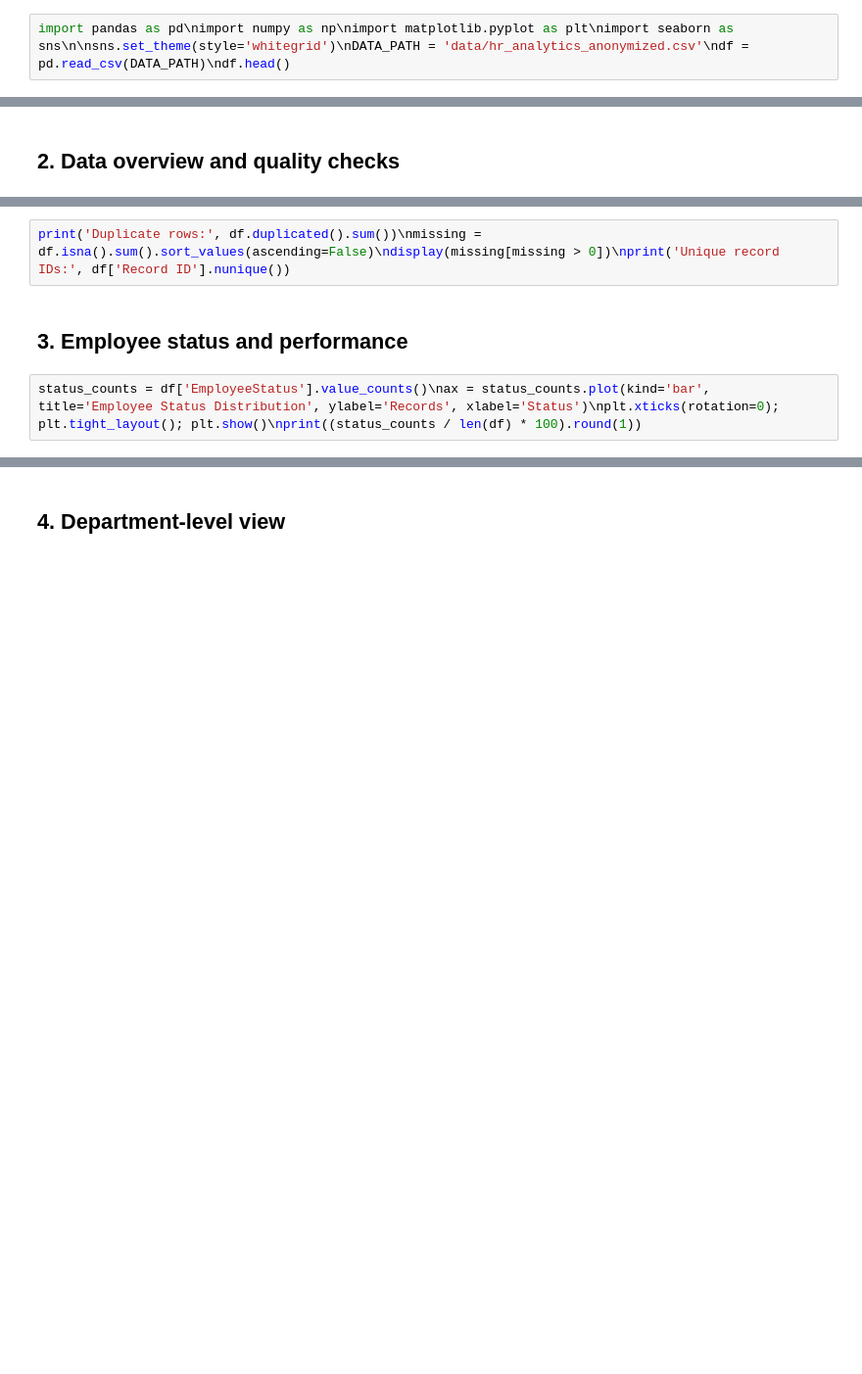
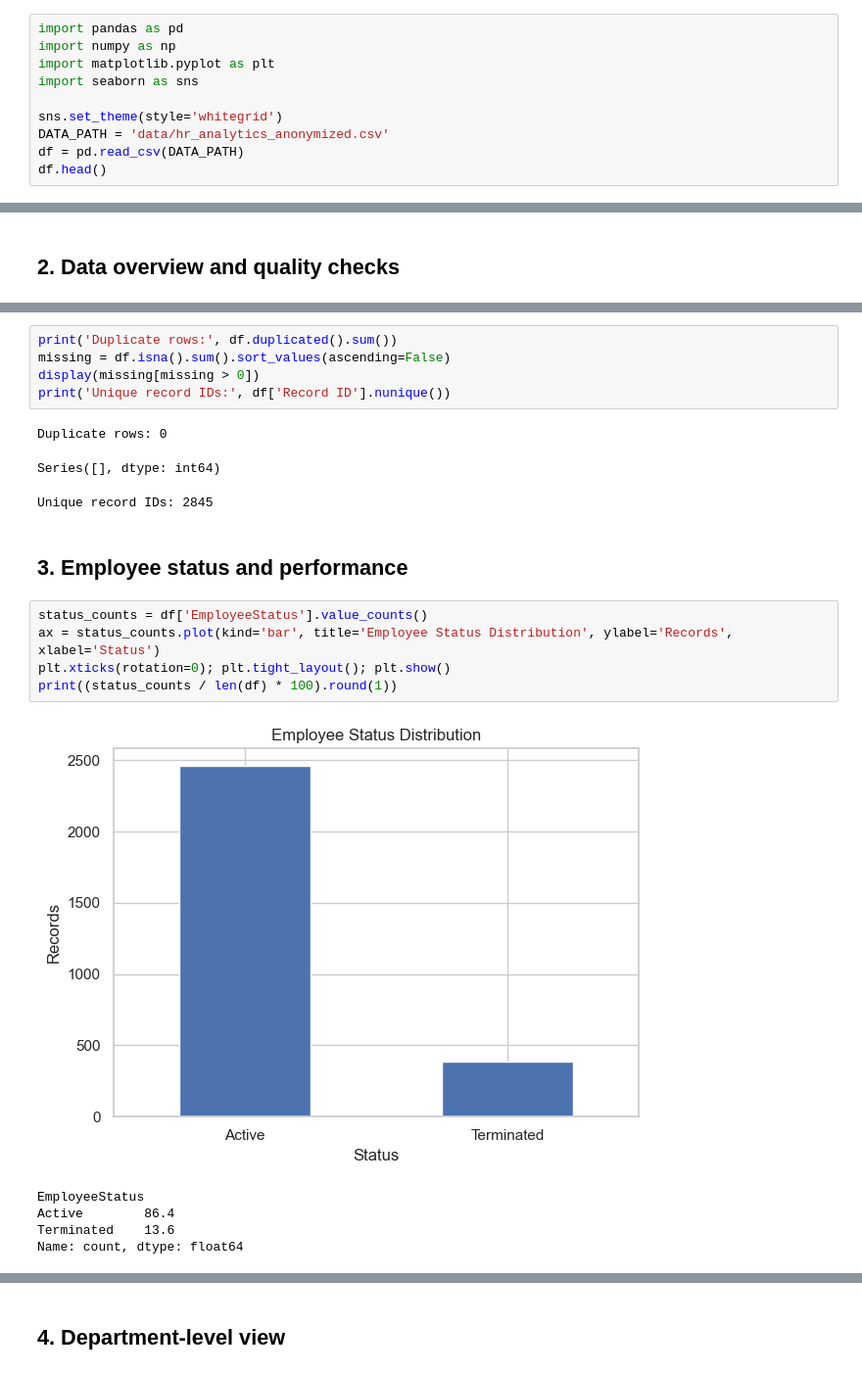
Before and after one commit to Dharshini-bca/HR-Analytics-Project, a Jupyter notebook: HR_Analytics_Analysis.ipynb, the cells around one changed output, grey strips where cells are left out. Shown at 98% size. Saved outputs shown, nothing was run; the diff lists cells and outputs as text; blank space fills up the shorter version.

```diff
--- a/HR_Analytics_Analysis.ipynb
+++ b/HR_Analytics_Analysis.ipynb
@@ -15,4 +15,12 @@ This notebook explores employee status, performance ratings, employee survey sco
 
 **Scope note:** This dataset does not contain exit reasons or a labelled attrition target suitable for causal explanation or prediction. The project therefore reports descriptive HR insights, not an attrition prediction model.
 # %%
-import pandas as pd\nimport numpy as np\nimport matplotlib.pyplot as plt\nimport seaborn as sns\n\nsns.set_theme(style='whitegrid')\nDATA_PATH = 'data/hr_analytics_anonymized.csv'\ndf = pd.read_csv(DATA_PATH)\ndf.head()
+import pandas as pd
+import numpy as np
+import matplotlib.pyplot as plt
+import seaborn as sns
+
+sns.set_theme(style='whitegrid')
+DATA_PATH = 'data/hr_analytics_anonymized.csv'
+df = pd.read_csv(DATA_PATH)
+df.head()
@@ -23,7 +76,23 @@ print('Shape:', df.shape)\ndisplay(df.info())\ndisplay(df.describe(include='all'
 # %%
-print('Duplicate rows:', df.duplicated().sum())\nmissing = df.isna().sum().sort_values(ascending=False)\ndisplay(missing[missing > 0])\nprint('Unique record IDs:', df['Record ID'].nunique())
+print('Duplicate rows:', df.duplicated().sum())
+missing = df.isna().sum().sort_values(ascending=False)
+display(missing[missing > 0])
+print('Unique record IDs:', df['Record ID'].nunique())
+# %% [output]
+Duplicate rows: 0
+Series([], dtype: int64)
+Unique record IDs: 2845
 # %% [markdown]
 ## 3. Employee status and performance
 # %%
-status_counts = df['EmployeeStatus'].value_counts()\nax = status_counts.plot(kind='bar', title='Employee Status Distribution', ylabel='Records', xlabel='Status')\nplt.xticks(rotation=0); plt.tight_layout(); plt.show()\nprint((status_counts / len(df) * 100).round(1))
+status_counts = df['EmployeeStatus'].value_counts()
+ax = status_counts.plot(kind='bar', title='Employee Status Distribution', ylabel='Records', xlabel='Status')
+plt.xticks(rotation=0); plt.tight_layout(); plt.show()
+print((status_counts / len(df) * 100).round(1))
+# %% [output]
+[figure, added]
+EmployeeStatus
+Active        86.4
+Terminated    13.6
+Name: count, dtype: float64
 # %%
```
Also changed, not shown: parts of 9 cells of this notebook.
